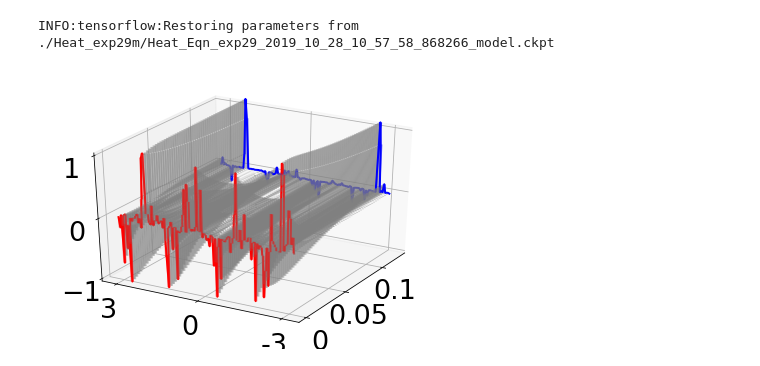
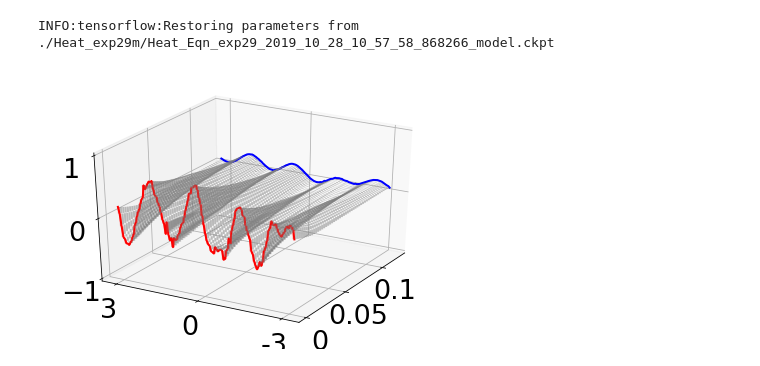
Before and after one commit to CraigGin/PDEKoopman, a Jupyter notebook: Figure9.ipynb, the cells around one changed output. Drawn from its saved outputs; the diff is of its cells as text; code cells hidden in the pictures.

```diff
--- a/Figure9.ipynb
+++ b/Figure9.ipynb
@@ -60,0 +224,18 @@ Heat_exp29c/Heat_Eqn_exp29_2019_08_04_05_22_13_599012_model.pkl
+# %%
+# Get all the needed things from the network
+tf.reset_default_graph()
+
+with tf.Session() as sess:
+    saver = tf.train.import_meta_graph(params['model_path']+'.meta')
+    saver.restore(sess, params['model_path'])
+
+    # Prediction
+    beg = 2*max_shifts_to_stack+3
+    end = beg + params['num_shifts']
+    tensor_list = ["decoder_outer/outputs:0"]
+    for k in np.arange(beg,end):
+        tensor_list.append("decoder_outer_"+str(k)+"/outputs:0")
+
+    train_outputs = sess.run(tensor_list, feed_dict={"x:0": data_train_tensor})
+
+train_outputs = np.asarray(train_outputs)
@@ -209,42 +402,41 @@ Heat_exp29m/Heat_Eqn_exp29_2019_10_28_10_57_58_868266_model.pkl
 0.040677424520254135
 # %%
 # Get all the needed things from the network
-
 tf.reset_default_graph()
 
 with tf.Session() as sess:
     saver = tf.train.import_meta_graph(params['model_path']+'.meta')
     saver.restore(sess, params['model_path'])
 
-    L_mat = sess.run(tf.get_default_graph().get_tensor_by_name("dynamics/L:0"))
-    FT = sess.run(tf.get_default_graph().get_tensor_by_name("encoder/FT:0"))
-    IFT = sess.run(tf.get_default_graph().get_tensor_by_name("decoder_inner/IFT:0"))
+    # Prediction
+    beg = 2*max_shifts_to_stack+3
+    end = beg + params['num_shifts']
+    tensor_list = ["decoder_outer/outputs:0"]
+    for k in np.arange(beg,end):
+        tensor_list.append("decoder_outer_"+str(k)+"/outputs:0")
+
+    train_outputs = sess.run(tensor_list, feed_dict={"x:0": np.reshape(exact,(50,1,128))})
+
+train_outputs = np.asarray(train_outputs)
 # %% [output]
 INFO:tensorflow:Restoring parameters from ./Heat_exp29m/Heat_Eqn_exp29_2019_10_28_10_57_58_868266_model.ckpt
 # %%
 # Nonlinear Network
 
-time_steps = 50
-current_encoded = np.matmul(u_0,FT)
-
-nonlinear_network = np.zeros((t_pts.size,x_pts.size))
-
-for n_step in xrange(time_steps):
-    nonlinear_network[n_step,:] = np.matmul(current_encoded,IFT)
-    current_encoded = np.matmul(current_encoded,L_mat)
+nonlinear_network = train_outputs[:,0,:]
 
 fig = plt.figure()
 ax = fig.add_subplot(111, projection='3d')
 waterfall_plot(fig,ax,T,X,np.transpose(nonlinear_network),time_in=0,time_out=params['num_shifts'],linewidth=2,alpha=.5)
 ax.plot(T[:,0],X[:,0], nonlinear_network[0,:],'-r',linewidth=2)
 ax.plot(T[:,-1],X[:,-1], nonlinear_network[-1,:],'-b',linewidth=2)
 ax.view_init(elev=30, azim=210)
 plt.xticks(np.arange(0,0.15,0.05), ['0','0.05','0.1'],fontsize=27)
 plt.yticks(np.arange(-3,6,3), ['-3','0','3'],fontsize=27)
 ax.set_zlim3d(-1, 1)
 ax.set_zticks([-1, 0, 1])
 ax.zaxis.set_tick_params(labelsize=27)
 plt.tight_layout()
 plt.show()
 # %% [output]
-[figure, old version]
+[figure, new version]
```
Also changed, not shown: parts of 13 cells of this notebook, 2 other files.
